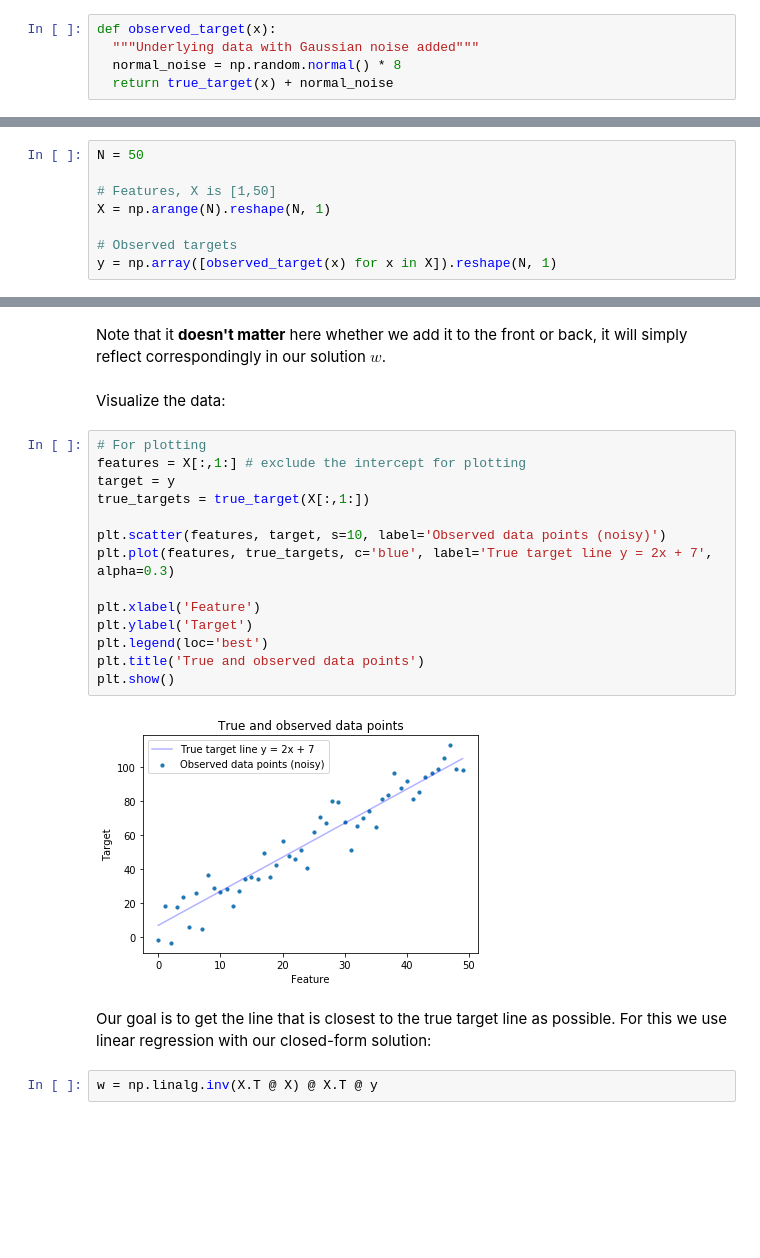
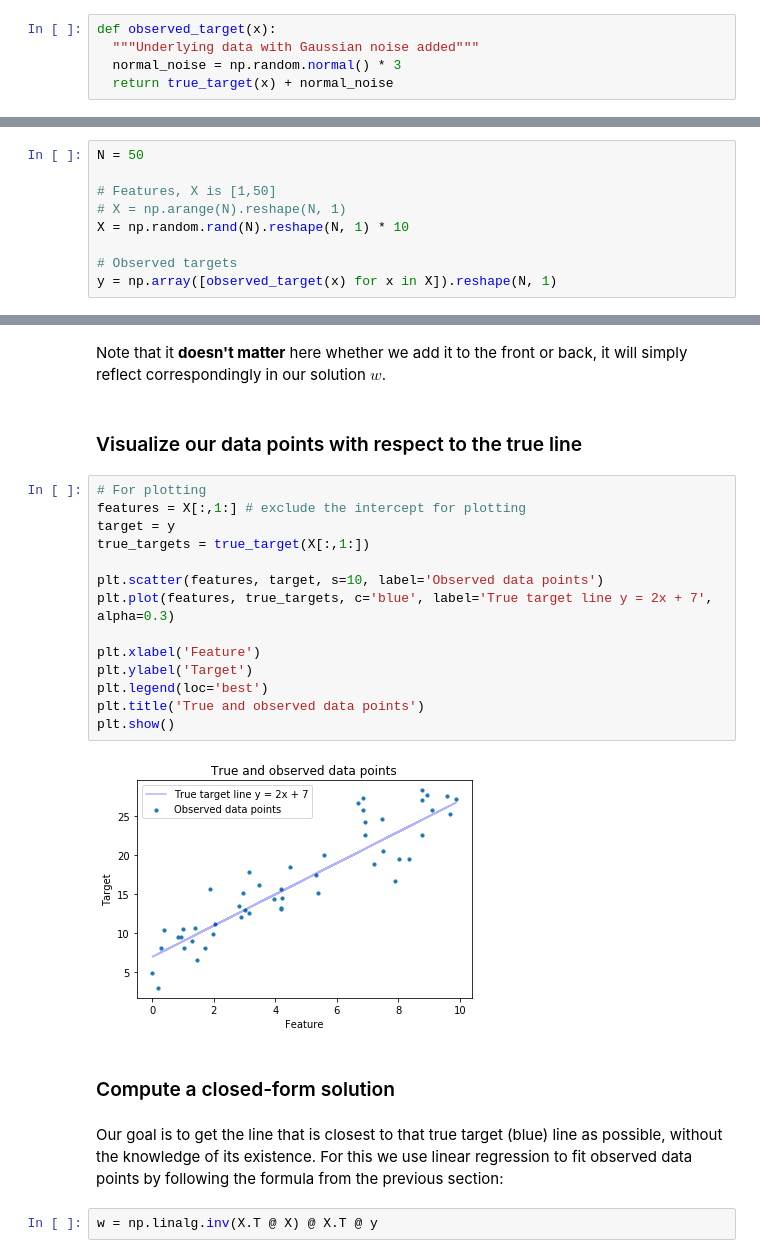
Before and after one commit to aunnnn/ml-tutorial, a Jupyter notebook: blog_content_source/linear_regression/linear_regression_tutorial.ipynb, the cells around one changed output, grey strips where cells are left out. Saved outputs shown, nothing was run; the diff lists cells and outputs as text; blank space fills up the shorter version.

```diff
--- a/blog_content_source/linear_regression/linear_regression_tutorial.ipynb
+++ b/blog_content_source/linear_regression/linear_regression_tutorial.ipynb
@@ -372,5 +373,5 @@ In practical settings, there is no way we know this exact equation. We only get
 # %%
 def observed_target(x):
   """Underlying data with Gaussian noise added"""
-  normal_noise = np.random.normal() * 8
+  normal_noise = np.random.normal() * 3
   return true_target(x) + normal_noise
@@ -380,7 +383,8 @@ Next, make 50 data points, observations and targets:
 N = 50
 
 # Features, X is [1,50]
-X = np.arange(N).reshape(N, 1)
+# X = np.arange(N).reshape(N, 1)
+X = np.random.rand(N).reshape(N, 1) * 10
 
 # Observed targets
 y = np.array([observed_target(x) for x in X]).reshape(N, 1)
@@ -391,26 +395,28 @@ Adding dummy dimension term to each $x^i$:
 X = np.hstack([np.ones((N, 1)), X])
 # %% [markdown]
 Note that it **doesn't matter** here whether we add it to the front or back, it will simply reflect correspondingly in our solution $w$.
-# %% [markdown]
-Visualize the data:
+# %% [markdown]
+### Visualize our data points with respect to the true line
 # %%
 # For plotting
 features = X[:,1:] # exclude the intercept for plotting
 target = y
 true_targets = true_target(X[:,1:])
 
-plt.scatter(features, target, s=10, label='Observed data points (noisy)')
+plt.scatter(features, target, s=10, label='Observed data points')
 plt.plot(features, true_targets, c='blue', label='True target line y = 2x + 7', alpha=0.3)
 
 plt.xlabel('Feature')
 plt.ylabel('Target')
 plt.legend(loc='best')
 plt.title('True and observed data points')
 plt.show()
 # %% [output]
-[figure, old version]
+[figure, new version]
+# %% [markdown]
+### Compute a closed-form solution
 # %% [markdown]
-Our goal is to get the line that is closest to the true target line as possible. For this we use linear regression with our closed-form solution:
+Our goal is to get the line that is closest to that true target (blue) line as possible, without the knowledge of its existence. For this we use linear regression to fit observed data points by following the formula from the previous section:
 # %%
 w = np.linalg.inv(X.T @ X) @ X.T @ y
 # %% [markdown]
```
Also changed, not shown: parts of 37 cells of this notebook, 47 other files.
